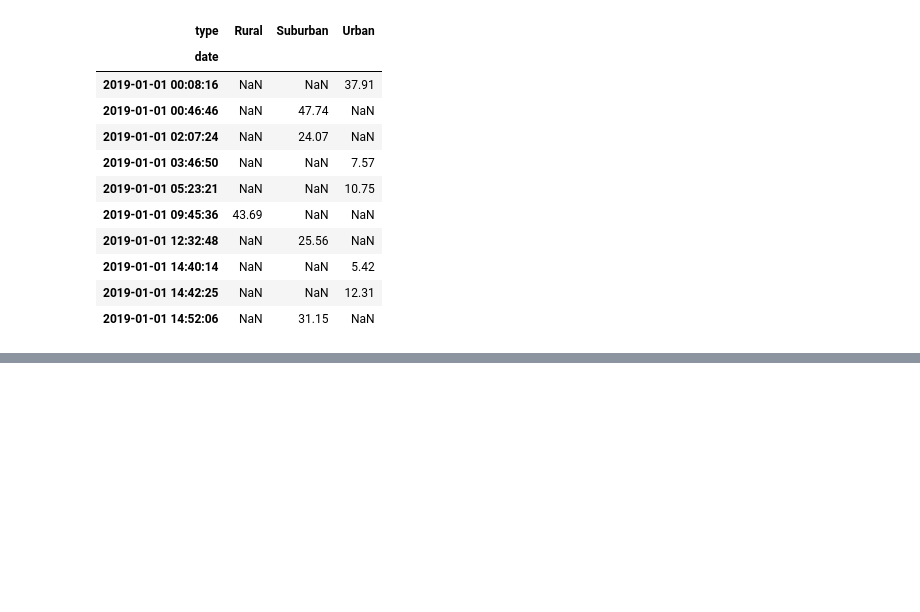
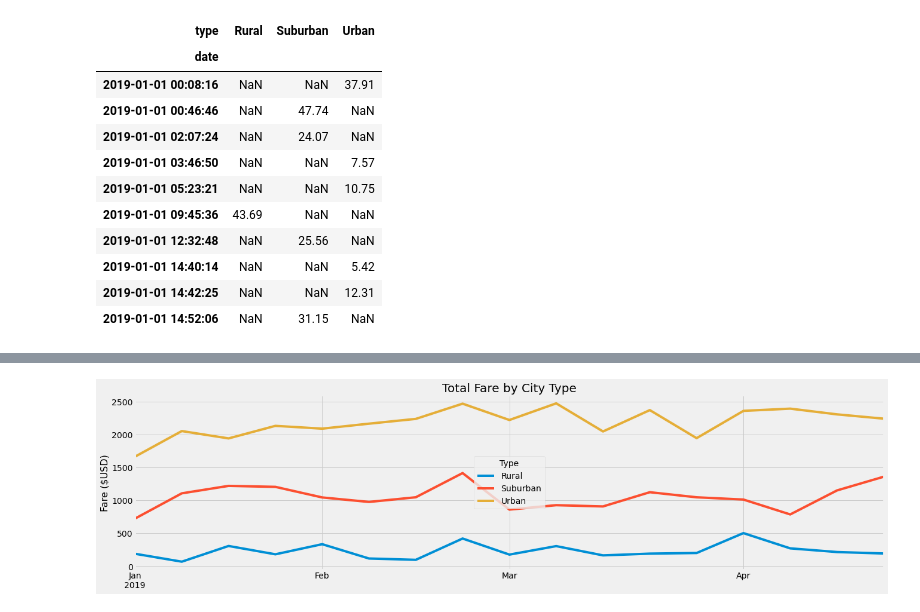
Before and after one commit to catsdata/PyBer_Analysis, a Jupyter notebook: PyBer_Challenge.ipynb, the cells around one changed output, grey strips where cells are left out. Drawn from its saved outputs; the diff is of its cells as text; code cells hidden in the pictures; blank space fills up the shorter version.

```diff
--- a/PyBer_Challenge.ipynb
+++ b/PyBer_Challenge.ipynb
@@ -173,7 +179,7 @@ fares_date_sum_df
 # %%
 # 3. Create a pivot table with the 'date' as the index, the columns ='type', and values='fare' to get the total fares for each type of city by the date.
 # use the pivot() function to convert the DataFrame from the previous step so that the index is the "date," each column is a city "type," and the values are the "fare."
-fares_date_sum_pivot = fares_date_sum_df.pivot(index="date", columns="type", values="fare")
+fares_date_sum_pivot = fares_date_sum.pivot(index="date", columns="type", values="fare")
 fares_date_sum_pivot.head(10)
 # %% [output]
 | type | Rural | Suburban | Urban |
@@ -191,2 +210,4 @@ fares_date_sum_pivot.head(10)
 # %%
 # 4. Create a new DataFrame from the pivot table DataFrame using loc on the given dates, '2019-01-01':'2019-04-29'.
+fares_janapr_sum = fares_date_sum_pivot.loc['2019-01-01':'2019-04-29']
+fares_janapr_sum
@@ -193,2 +242,3 @@ fares_date_sum_pivot.head(10)
 # %%
-# 5. use the provided code snippet to reset the index of the DataFrame from the previous step (Step 4) to a datetime data type. This is necessary to use the resample() method in Step 7.
+# 5. Set the "date" index to datetime datatype. This is necessary to use the resample() method in Step 8.
+fares_janapr_sum.index = pd.to_datetime(fares_janapr_sum.index)
@@ -200,5 +276,6 @@ fares_date_sum_pivot.head(10)
 # %%
-# 7. Create a new DataFrame using the "resample()" function by week 'W' and get the sum of the fares for each week; create a new DataFrame by applying the resample() function to the DataFrame you modified in Step 5. Resample the data in weekly bins, then apply the sum() method to get the total fares for each week.
+# 7. Create a new DataFrame by applying the resample() function to the DataFrame you modified in Step 5. Resample the data in weekly bins, then apply the sum() method to get the total fares for each week.
 # watch resample video on Challenge
+fares_janapr_wk_sum = fares_janapr_sum.resample('W').sum()
 # %%
 # Confirm Datafram looks like Challenge
@@ -205,12 +303,23 @@ fares_date_sum_pivot.head(10)
 # %%
 # 8. Using the object-oriented interface method, plot the resample DataFrame using the df.plot() function.
 # graph the resampled DataFrame from Step 7 using the object-oriented interface method and the df.plot() method, as well as the Matplotlib "fivethirtyeight" graph style code snippet provided in the starter code. Annotate the y-axis label and the title, then use the appropriate code to save the figure as PyBer_fare_summary.png in your "analysis" folder.
 
+# Import the style from Matplotlib.
+from matplotlib import style
 
-# Import the style from Matplotlib.
-#from matplotlib import style
 # Use the graph style fivethirtyeight.
-#style.use('fivethirtyeight')
+style.use('fivethirtyeight')
+
+fares_janapr_wk_sum.plot.line(figsize = (20,5))
+
+plt.title("Total Fare by City Type", fontsize = 20)
+plt.ylabel("Fare ($USD)", fontsize = 16)
+plt.xlabel("")
+plt.legend(loc= "center", title = ("Type"))
+
+plt.savefig("analysis/pyber_fare_summary.png")
+# %% [output]
+[figure, added]
 # %%
 # Confirm that your multiple-line chart looks like the challenge image, where each week is a peak or dip in the line graphs.
 # %%
```
Also changed, not shown: parts of 11 cells of this notebook, 1 other file.
